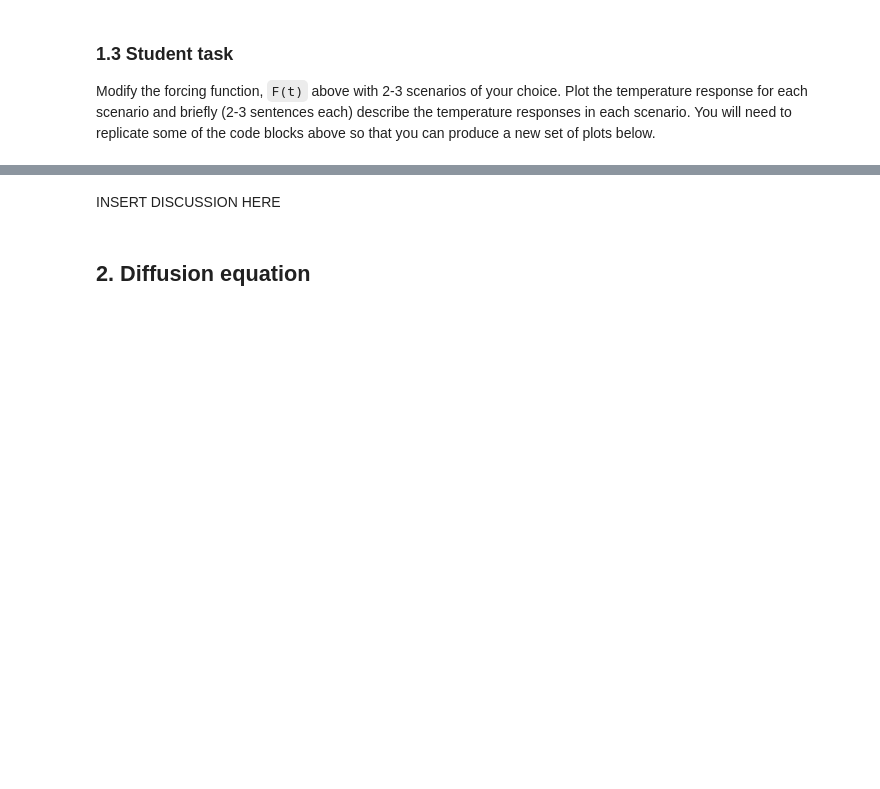
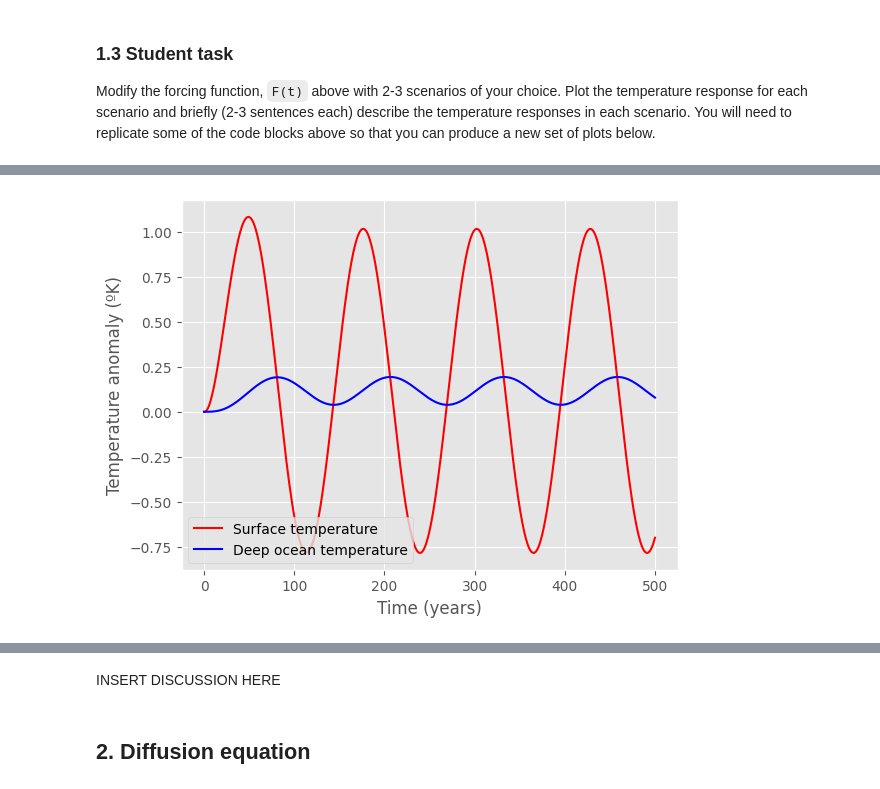
Before and after one commit to JefPhilippe/QCES, a Jupyter notebook: Project1_numerical_methods.ipynb, the cells around one changed output, grey strips where cells are left out. Saved outputs shown, nothing was run; the diff lists cells and outputs as text; code cells hidden in the pictures; blank space fills up the shorter version.

```diff
--- a/Project1_numerical_methods.ipynb
+++ b/Project1_numerical_methods.ipynb
@@ -88,0 +125,7 @@ Modify the forcing function, `F(t)` above with 2-3 scenarios of your choice. Plo
+# %%
+def F1(t):
+    return np.sin(t/20)
+
+plot_scenario(F1)
+# %% [output]
+[figure, added]
```
Also changed, not shown: parts of 22 cells of this notebook.
